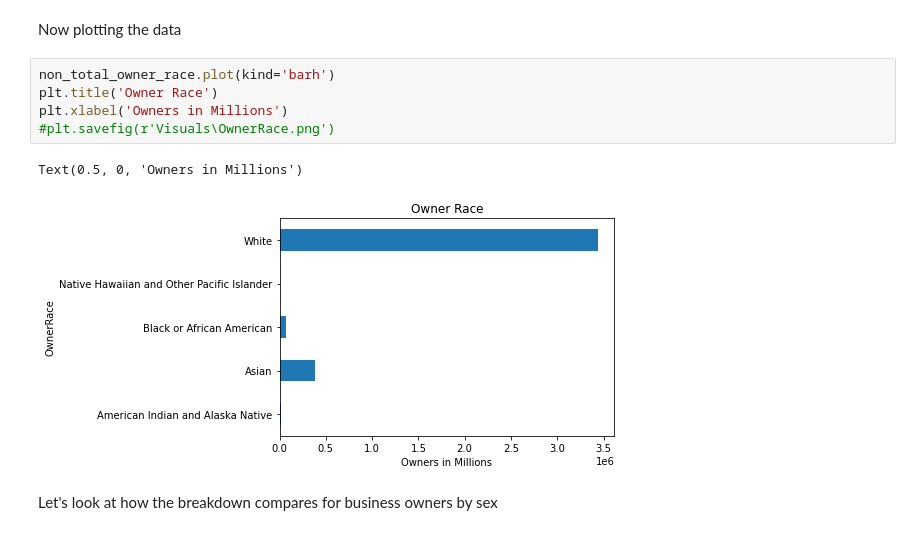
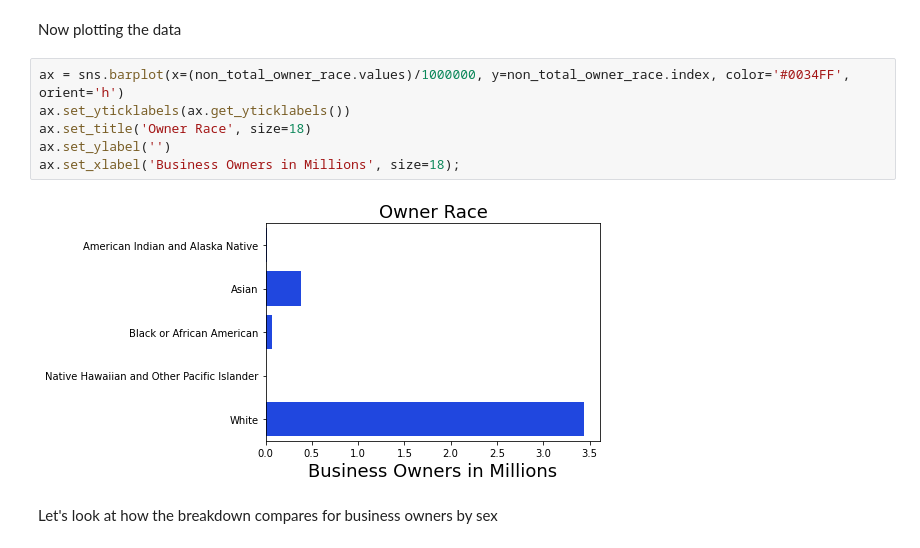
Before and after one commit to c-rod51/census-annual-business-survey, a Jupyter notebook: Visualizations.ipynb, the cells around one changed output. Cells and saved outputs as stored; diff of their text form.

```diff
--- a/Visualizations.ipynb
+++ b/Visualizations.ipynb
@@ -58,14 +62,14 @@ Again, we want to account for any variations in the number of responses for diff
 non_total_owner_race = business_owner_race.groupby('OwnerRace')['NumberOfOwners'].mean()
 # %% [markdown]
 Now plotting the data
-# %%
-non_total_owner_race.plot(kind='barh')
-plt.title('Owner Race')
-plt.xlabel('Owners in Millions')
-#plt.savefig(r'Visuals\OwnerRace.png')
-# %% [output]
-Text(0.5, 0, 'Owners in Millions')
-[figure, removed]
+# %%
+ax = sns.barplot(x=(non_total_owner_race.values)/1000000, y=non_total_owner_race.index, color='#0034FF', orient='h')
+ax.set_yticklabels(ax.get_yticklabels())
+ax.set_title('Owner Race', size=18)
+ax.set_ylabel('')
+ax.set_xlabel('Business Owners in Millions', size=18);
+# %% [output]
+[figure, added]
 # %% [markdown]
 Let's look at how the breakdown compares for business owners by sex
 # %%
```
Also changed, not shown: parts of 43 cells of this notebook.
